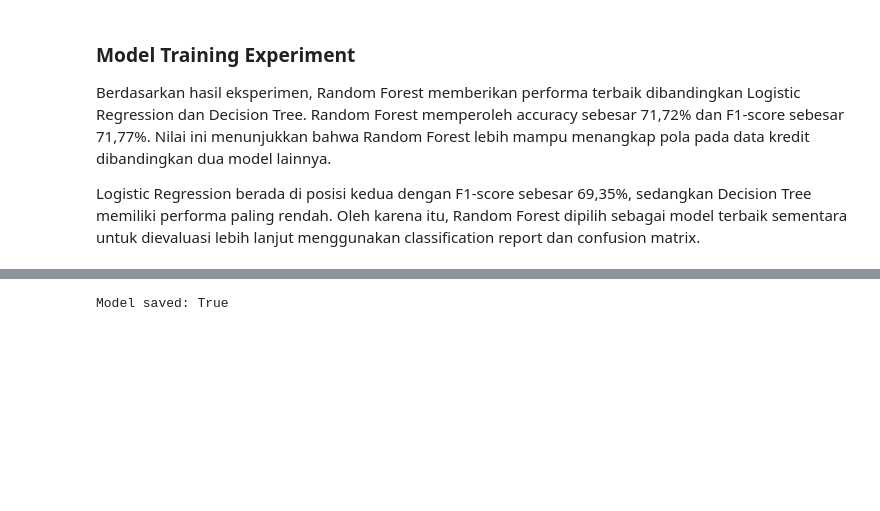
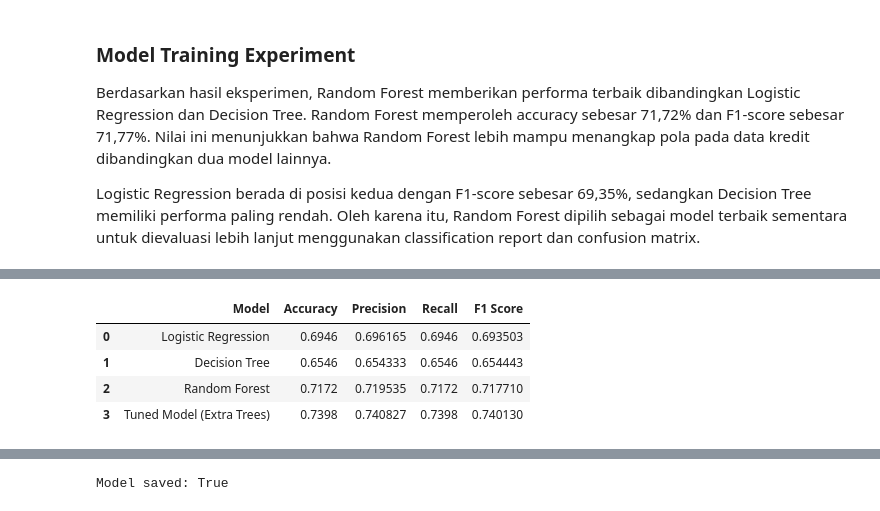
Before and after one commit to syaqilaamnajwa/UAS-Model-Deployment---2802488481, a Jupyter notebook: 1_CreditScore_EDA_Modelling.ipynb, the cells around one changed output, grey strips where cells are left out. Drawn from its saved outputs; the diff is of its cells as text; code cells hidden in the pictures; blank space fills up the shorter version.

```diff
--- a/1_CreditScore_EDA_Modelling.ipynb
+++ b/1_CreditScore_EDA_Modelling.ipynb
@@ -886,0 +940,27 @@ Logistic Regression berada di posisi kedua dengan F1-score sebesar 69,35%, sedan
+# %%
+extra_trees_best_pipeline = extra_search.best_estimator_
+
+y_pred_extra = extra_trees_best_pipeline.predict(X_test)
+
+tuned_metrics = {
+    "Model": "Tuned Model (Extra Trees)",
+    "Accuracy": accuracy_score(y_test, y_pred_extra),
+    "Precision": precision_score(y_test, y_pred_extra, average="weighted", zero_division=0),
+    "Recall": recall_score(y_test, y_pred_extra, average="weighted", zero_division=0),
+    "F1 Score": f1_score(y_test, y_pred_extra, average="weighted", zero_division=0)
+}
+
+tuned_metrics_df = pd.DataFrame([tuned_metrics])
+
+final_results_df = pd.concat(
+    [results_df, tuned_metrics_df],
+    ignore_index=True
+)
+
+final_results_df
+# %% [output]
+|  | Model | Accuracy | Precision | Recall | F1 Score |
+| 0 | Logistic Regression | 0.6946 | 0.696165 | 0.6946 | 0.693503 |
+| 1 | Decision Tree | 0.6546 | 0.654333 | 0.6546 | 0.654443 |
+| 2 | Random Forest | 0.7172 | 0.719535 | 0.7172 | 0.717710 |
+| 3 | Tuned Model (Extra Trees) | 0.7398 | 0.740827 | 0.7398 | 0.740130 |
```
Also changed, not shown: parts of 27 cells of this notebook, 3 other files.
